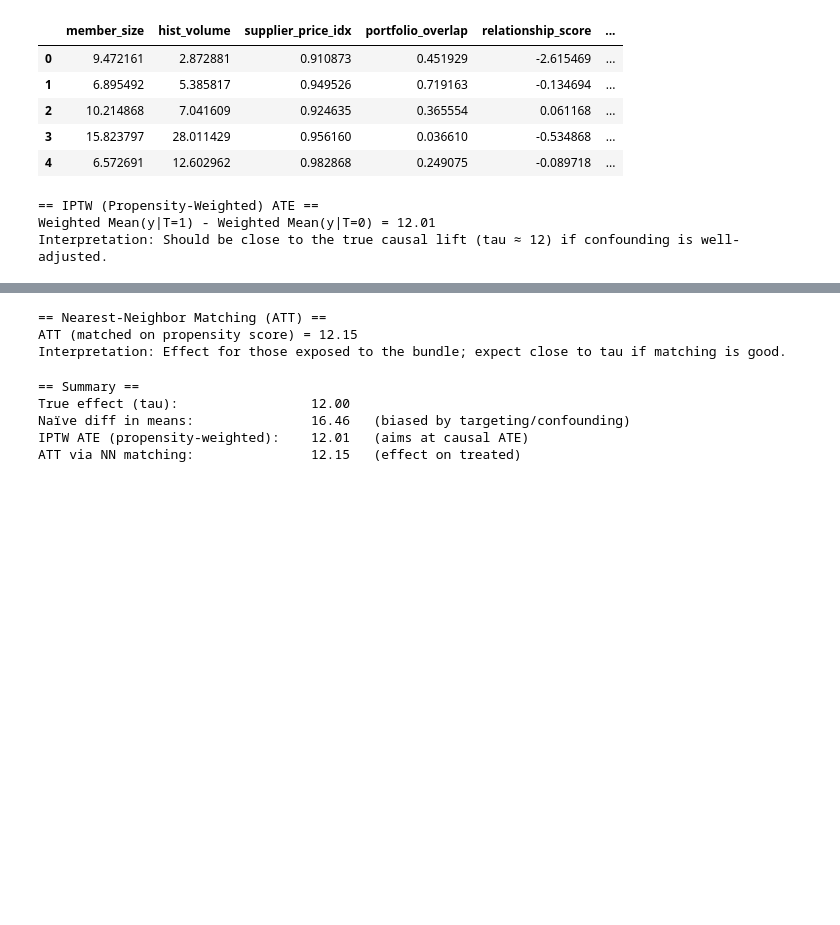
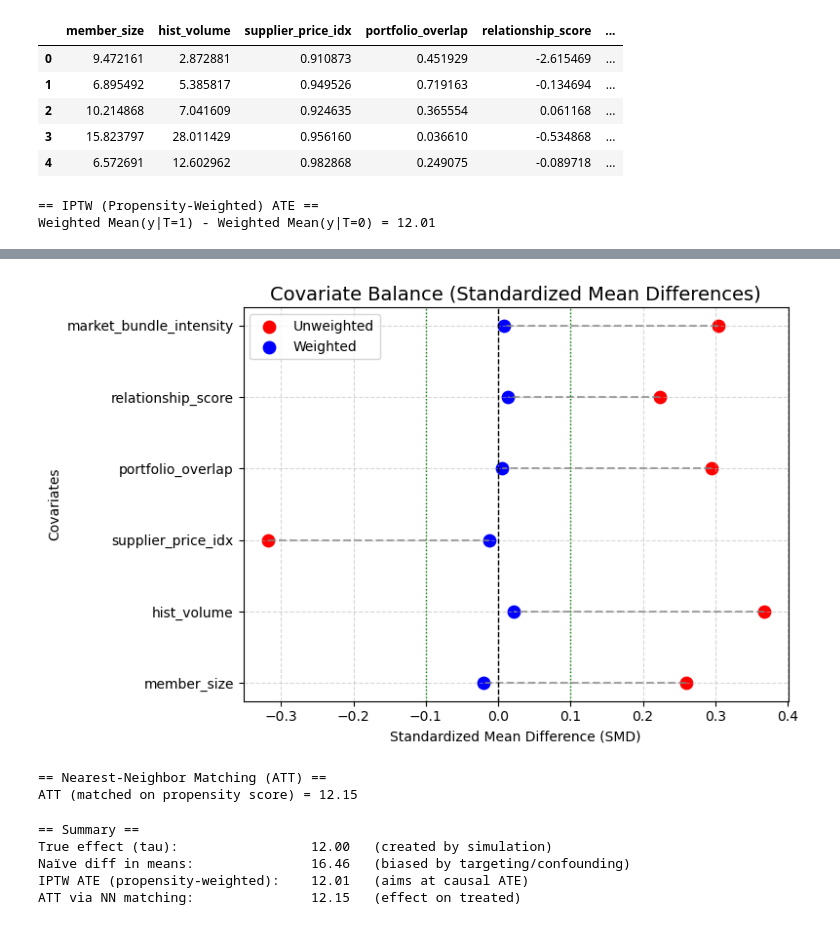
Before and after one commit to LeonardoSMSoares/Practical-Notes-from-a-Data-Analyst, a Jupyter notebook: Causal Inference in Buying Groups.ipynb, the cells around one changed output, grey strips where cells are left out. Drawn from its saved outputs; the diff is of its cells as text; code cells hidden in the pictures; blank space fills up the shorter version.

```diff
--- a/Causal Inference in Buying Groups.ipynb
+++ b/Causal Inference in Buying Groups.ipynb
@@ -167,7 +168,7 @@ df.head()
 | 4 | 6.572691 | 12.602962 | 0.982868 | 0.249075 | -0.089718 | ... |
 # %%
 # -----------------------------
-# 6) IPTW for ATE
+# IPTW for ATE
 # -----------------------------
 w = np.where(df["T"] == 1, 1/df["ps"], 1/(1 - df["ps"]))
 df["w"] = w
@@ -181,10 +182,10 @@ ate_iptw = y1_hat - y0_hat
 
 print("== IPTW (Propensity-Weighted) ATE ==")
 print(f"Weighted Mean(y|T=1) - Weighted Mean(y|T=0) = {ate_iptw:,.2f}")
-print("Interpretation: Should be close to the true causal lift (tau ≈ 12) if confounding is well-adjusted.\n")
+
+#Interpretation: Should be close to the true causal lift (tau ≈ 12) if confounding is well-adjusted.
 # %% [output]
 == IPTW (Propensity-Weighted) ATE ==
 Weighted Mean(y|T=1) - Weighted Mean(y|T=0) = 12.01
-Interpretation: Should be close to the true causal lift (tau ≈ 12) if confounding is well-adjusted.
 # %%
 # -----------------------------
@@ -246,7 +250,54 @@ market_bundle_intensity          0.304                   0.008
 Rule of thumb: |SMD| < 0.1 indicates good balance.
+# %%
+# =============================
+# Covariate Balance Plot (SMDs)
+# =============================
+
+covariates = [
+    "member_size",
+    "hist_volume",
+    "supplier_price_idx",
+    "portfolio_overlap",
+    "relationship_score",
+    "market_bundle_intensity"
+]
+
+# New SMD values from results
+smd_unweighted = np.array([0.260, 0.367, -0.318, 0.295, 0.224, 0.304])
+smd_weighted   = np.array([-0.020, 0.022, -0.012, 0.005, 0.013, 0.008])
+
+# Plot
+plt.figure(figsize=(8,5))
+
+# Plot unweighted and weighted points
+plt.scatter(smd_unweighted, covariates, color="red", label="Unweighted", s=80)
+plt.scatter(smd_weighted, covariates, color="blue", label="Weighted", s=80)
+
+# Add horizontal lines connecting unweighted → weighted for each covariate
+for i, cov in enumerate(covariates):
+    plt.plot([smd_unweighted[i], smd_weighted[i]], [cov, cov],
+             color="gray", linestyle="--", alpha=0.7)
+
+# Reference lines for thresholds
+plt.axvline(x=0, color="black", linestyle="--", linewidth=1)
+plt.axvline(x=0.1, color="green", linestyle=":", linewidth=1)
+plt.axvline(x=-0.1, color="green", linestyle=":", linewidth=1)
+
+plt.title("Covariate Balance (Standardized Mean Differences)", fontsize=14)
+plt.xlabel("Standardized Mean Difference (SMD)")
+plt.ylabel("Covariates")
+plt.legend()
+plt.grid(True, linestyle="--", alpha=0.5)
+plt.tight_layout()
+
+# Save and show
+plt.savefig('images/chp4_smd_bundle.png', dpi=300)
+plt.show()
+# %% [output]
+[figure, added]
 # %%
 # -----------------------------
-# 8) Nearest-Neighbor Matching for ATT (match on propensity score)
+# Nearest-Neighbor Matching for ATT (match on propensity score)
 # -----------------------------
 treated = df.loc[df["T"] == 1].copy()
 control = df.loc[df["T"] == 0].copy()
@@ -265,23 +316,23 @@ att_nn = (treated["y"].reset_index(drop=True) - matched_controls["y"]).mean()
 
 print("== Nearest-Neighbor Matching (ATT) ==")
 print(f"ATT (matched on propensity score) = {att_nn:,.2f}")
-print("Interpretation: Effect for those exposed to the bundle; expect close to tau if matching is good.\n")
+
+# Interpretation: Effect for those exposed to the bundle; expect close to tau if matching is good
 # %% [output]
 == Nearest-Neighbor Matching (ATT) ==
 ATT (matched on propensity score) = 12.15
-Interpretation: Effect for those exposed to the bundle; expect close to tau if matching is good.
 # %%
 # -----------------------------
-# 9) Summary
+# Summary
 # -----------------------------
 print("== Summary ==")
-print(f"True effect (tau):                 {tau:,.2f}")
+print(f"True effect (tau):                 {tau:,.2f}   (created by simulation)")
 print(f"Naïve diff in means:               {naive_diff:,.2f}   (biased by targeting/confounding)")
 print(f"IPTW ATE (propensity-weighted):    {ate_iptw:,.2f}   (aims at causal ATE)")
 print(f"ATT via NN matching:               {att_nn:,.2f}   (effect on treated)")
 # %% [output]
 == Summary ==
-True effect (tau):                 12.00
+True effect (tau):                 12.00   (created by simulation)
 Naïve diff in means:               16.46   (biased by targeting/confounding)
 IPTW ATE (propensity-weighted):    12.01   (aims at causal ATE)
 ATT via NN matching:               12.15   (effect on treated)
```
Also changed, not shown: parts of 8 cells of this notebook, 3 other files.
